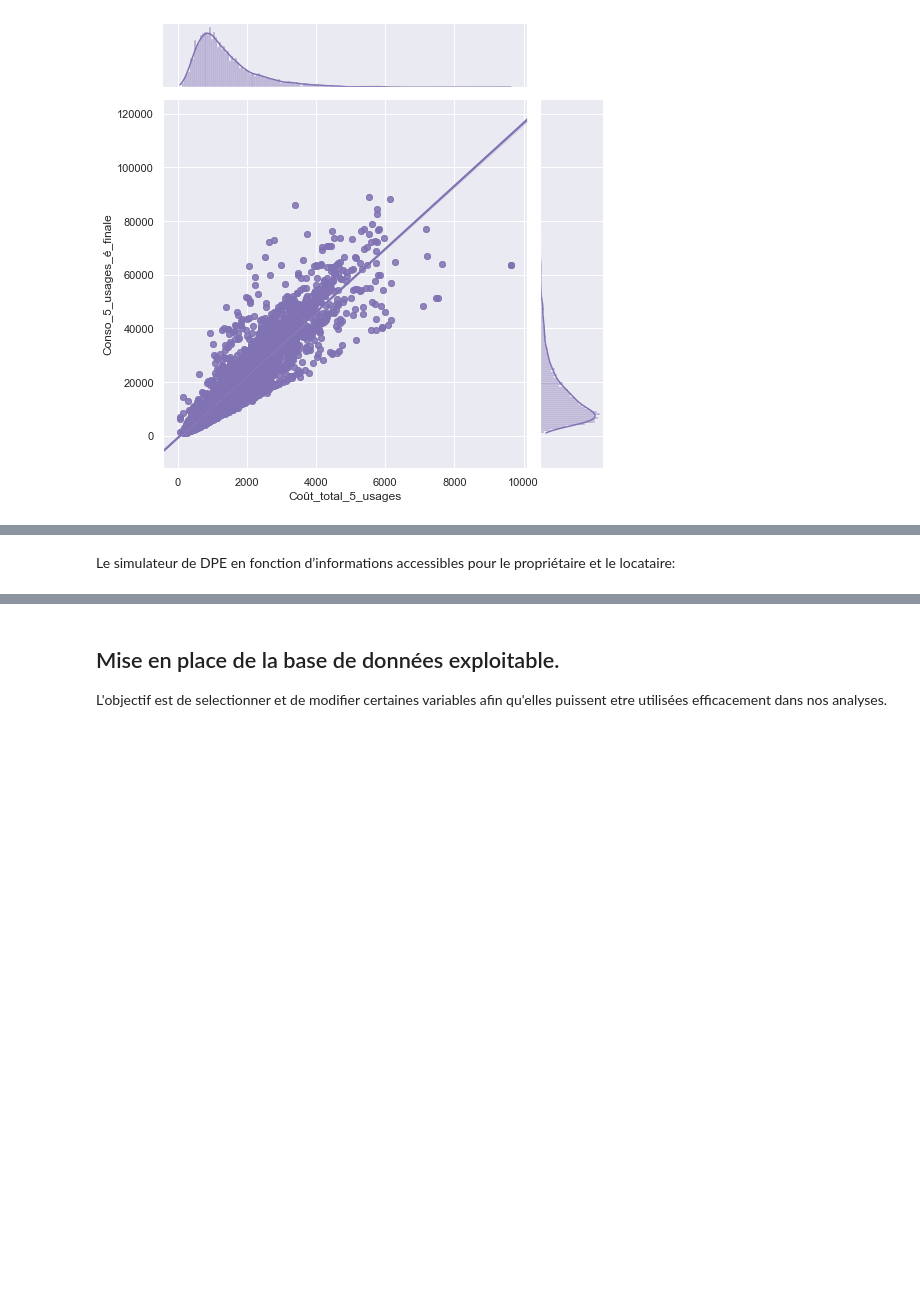
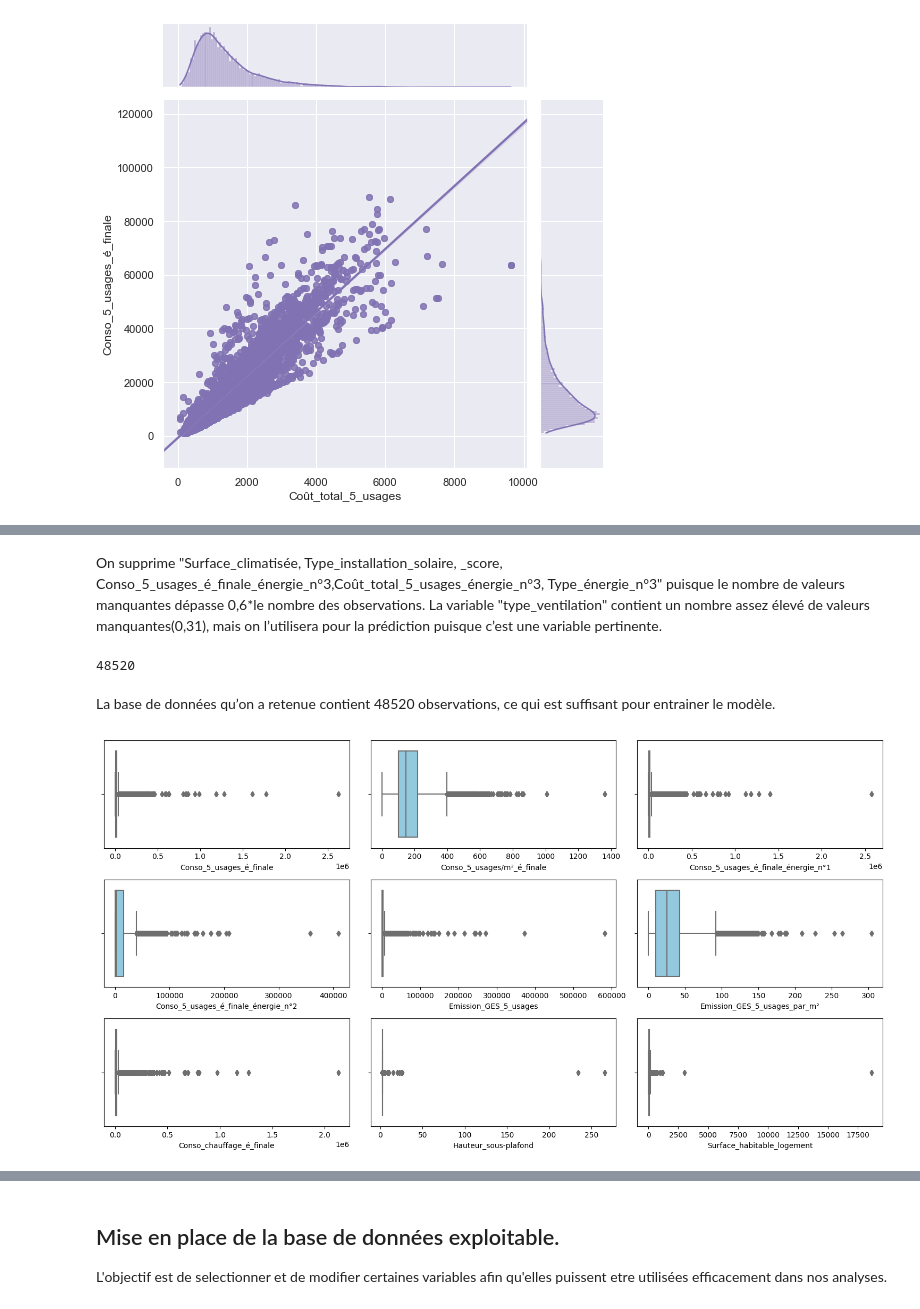
Before and after one commit to LACHQER-Wiam/Projet-Python, a Jupyter notebook: data.ipynb, the cells around one changed output, grey strips where cells are left out. Cells and saved outputs as stored; diff of their text form; code cells hidden in the pictures; blank space fills up the shorter version.

Commit message:
exploration des données et tentatives d’encodage

```diff
--- a/data.ipynb
+++ b/data.ipynb
@@ -172,5 +188,4 @@ eda.linreg_marg_dist(cleaned_df,"Coût_total_5_usages","Conso_5_usages_é_finale
 # %%
-
 
 import fetchdata
 
@@ -179,7 +194,7 @@ chosen_variables=['Type_énergie_n°1',
                   'Type_énergie_n°3',
                   'Etiquette_GES',
                   'Etiquette_DPE',
-                  'Année_construction',
+                  #'Année_construction',
                   'Type_bâtiment',
                   'Période_construction',
                   'Hauteur_sous-plafond',
@@ -196,12 +211,12 @@ chosen_variables=['Type_énergie_n°1',
                   'Emission_GES_5_usages',
                   'Emission_GES_5_usages_par_m²',
                   'Conso_5_usages_é_finale_énergie_n°1',
-                  'Coût_total_5_usages_énergie_n°1',
+                  #'Coût_total_5_usages_énergie_n°1',
                   'Conso_5_usages_é_finale_énergie_n°2',
                   'Coût_total_5_usages_énergie_n°2',
                   'Conso_5_usages_é_finale_énergie_n°3',
-                  'Coût_total_5_usages_énergie_n°3',
-                  'Coût_total_5_usages',
+                  #'Coût_total_5_usages_énergie_n°3',
+                  #'Coût_total_5_usages',
                   'Qualité_isolation_enveloppe',
                   'Qualité_isolation_menuiseries',
                   'Qualité_isolation_murs',
@@ -211,4 +226,5 @@ chosen_variables=['Type_énergie_n°1',
                   'Type_installation_solaire',
                   'Surface_climatisée',
                   'Type_ventilation']
-df_DPE = fetchdata.get_dpe(chosen_variables, size =100)
+
+df_DPE = fetchdata.get_dpe(chosen_variables, size =100000)
@@ -219,2 +263,0 @@ eda.scatterplot(df_DPE, "Surface_habitable_logement", "Hauteur_sous-plafond", "E
-# %% [markdown]
-Le simulateur de DPE en fonction d’informations accessibles pour le propriétaire et le locataire:
@@ -222,0 +264,2 @@ eda.create_unique(df_DPE)
+# %% [markdown]
+On supprime "Surface_climatisée, Type_installation_solaire, _score, Conso_5_usages_é_finale_énergie_n°3,Coût_total_5_usages_énergie_n°3, Type_énergie_n°3" puisque le nombre de valeurs manquantes dépasse 0,6*le nombre des observations. La variable "type_ventilation" contient un nombre assez élevé de valeurs manquantes(0,31), mais on l’utilisera pour la prédiction puisque c’est une variable pertinente.
@@ -223,3 +280,12 @@ eda.create_unique(df_DPE)
+# %%
+print(len(df))
+# %% [output]
+48520
+# %% [markdown]
+La base de données qu’on a retenue contient 48520 observations, ce qui est suffisant pour entrainer le modèle.
 # %%
-variables =['Conso_5_usages_é_finale','Conso_5_usages/m²_é_finale','Conso_5_usages_é_finale_énergie_n°1','Conso_5_usages_é_finale_énergie_n°2','Conso_5_usages_é_finale_énergie_n°3']
-eda.boxplot(df_DPE,variables)
+continuous_variables =['Conso_5_usages_é_finale','Conso_5_usages/m²_é_finale','Conso_5_usages_é_finale_énergie_n°1','Conso_5_usages_é_finale_énergie_n°2', 'Emission_GES_5_usages','Emission_GES_5_usages_par_m²','Conso_chauffage_é_finale','Hauteur_sous-plafond','Surface_habitable_logement']
+
+eda.boxplot(df_DPE,continuous_variables)
+# %% [output]
+[figure, added]
```
Also changed, not shown: parts of 36 cells of this notebook, 2 other files.
